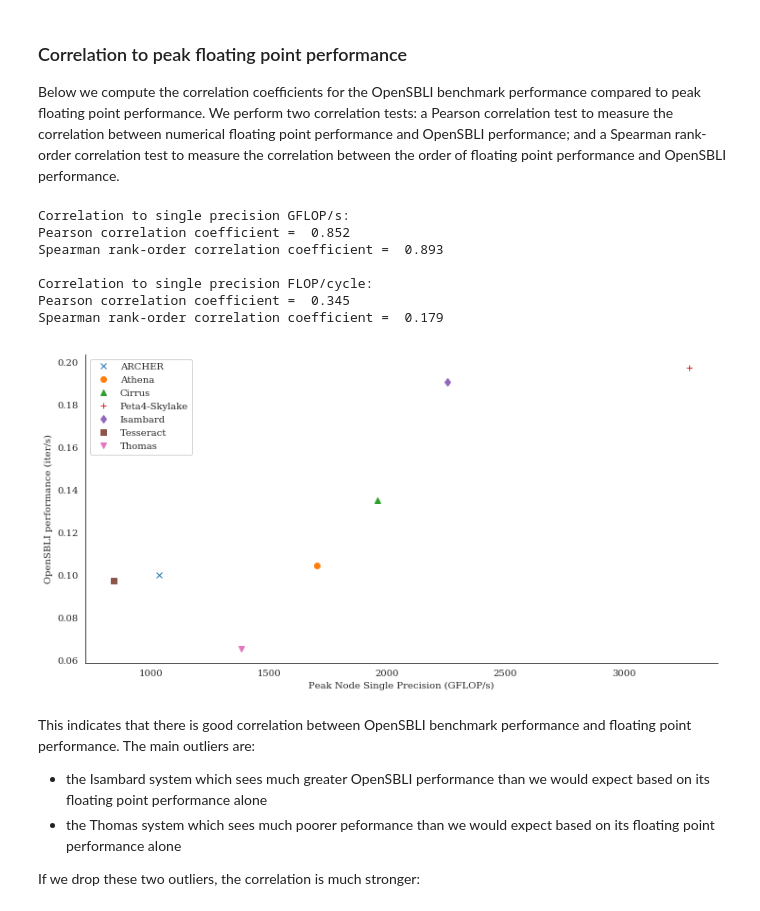
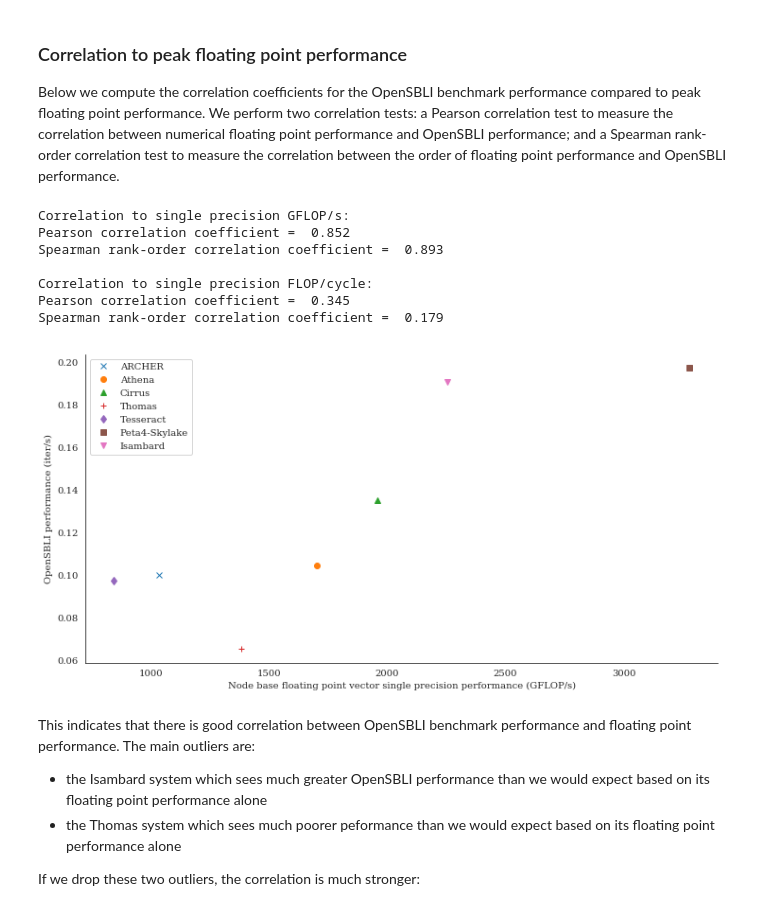
Before and after one commit to hpc-uk/archer-benchmarks, a Jupyter notebook: analysis/Single_Node_Performance_Comparison.ipynb, the cells around one changed output. Cells and saved outputs as stored; diff of their text form; code cells hidden in the pictures.

Commit message:
Updated report and plots, analysis still needs updated

```diff
--- a/analysis/Single_Node_Performance_Comparison.ipynb
+++ b/analysis/Single_Node_Performance_Comparison.ipynb
@@ -31,7 +31,7 @@ sysdetails = sysinfo.getdetails('../systems.yaml')
 In this section we calculate the peak floating point performance for each of the systems. CPU FLOPS are computed as
 (number of cores used) &times; (single precision FLOPS per cycle) &times; (frequency). See below for values used for the different systems.
 # %%
-systems = ['ARCHER','Athena','Cirrus','CSD3-Skylake','Isambard','Tesseract','Thomas','CSD3-GPU','JADE']
+systems = ['ARCHER','Athena','Cirrus','Thomas','Tesseract','CSD3-Skylake','Isambard','CSD3-GPU','JADE']
 peak_fp = {}
 vec_width = {}
 flops = {}
@@ -39,7 +39,7 @@ flops = {}
 formath = "{:>15s} {:>20s} {:>20s} {:>20s} {:>20s}"
 formatp = "{:>15s} {:>20.1f} {:>20d} {:>20d} {:>20.1f}"
 print("Peak single precision (SP) floating point performance:\n")
-print(formath.format('System', 'CPU base vector freq.','CPU Vector Width', 'CPU SP FLOPS/cycle', 'Peak CPU SP FLOP/s'))
+print(formath.format('System', 'CPU base vector freq.','CPU Vector Width', 'CPU SP FLOPS/cycle', 'Peak CPU SP GFLOP/s'))
 print(formath.format('======', '=====================','================', '==================', '=================='))
 
 # Calculate CPU SP FP performance (GFLOP/s): cores * ops/cycle * freq.
@@ -121,7 +121,7 @@ from appanalysis import castep
 
 This section compares the best performaning configuration on a single node of each platform.
 # %%
-systems = ['ARCHER','Athena','Cirrus','CSD3-Skylake','Isambard','Tesseract','Thomas']
+systems = ['ARCHER','Athena','Cirrus','Thomas','Tesseract','CSD3-Skylake','Isambard']
 castep_perf = {}
 
 for system in systems:
@@ -277,7 +277,7 @@ from appanalysis import osbli
 
 This section compares the best performaning configuration on a single node of each platform.
 # %%
-systems = ['ARCHER','Athena','Cirrus','CSD3-Skylake','Isambard','Tesseract','Thomas']
+systems = ['ARCHER','Athena','Cirrus','Thomas','Tesseract','CSD3-Skylake','Isambard']
 
 osbli_perf = {}
 
@@ -352,29 +352,29 @@ Below we compute the correlation coefficients for the OpenSBLI benchmark perform
 # %%
 n=0
 for system in systems:
     if system in peak_fp:
         plt.plot(peak_fp.get(system,0.0),osbli_perf.get(system,0.0),marker_a[n],label=sysdetails[system]['Name'])
         n += 1
-plt.xlabel('Peak Node Single Precision (GFLOP/s)')
+plt.xlabel('Node base floating point vector single precision performance (GFLOP/s)')
 plt.ylabel('OpenSBLI performance (iter/s)')
 plt.legend(loc='best')
 sns.despine()
 plt.savefig('osbli_corr_fp.png', dpi=300)
 print('\nCorrelation to single precision GFLOP/s:')
 print('Pearson correlation coefficient = ', '{:.3f}'.format(stats.pearsonr(osbli_perf_a, fp_perf_a)[0]))
 print('Spearman rank-order correlation coefficient = ', '{:.3f}'.format(stats.spearmanr(osbli_perf_a, fp_perf_a)[0]))
 print('\nCorrelation to single precision FLOP/cycle:')
 print('Pearson correlation coefficient = ', '{:.3f}'.format(stats.pearsonr(osbli_perf_a, flops_a)[0]))
 print('Spearman rank-order correlation coefficient = ', '{:.3f}'.format(stats.spearmanr(osbli_perf_a, flops_a)[0]))
 # %% [output]
 Correlation to single precision GFLOP/s:
 Pearson correlation coefficient =  0.852
 Spearman rank-order correlation coefficient =  0.893
 
 Correlation to single precision FLOP/cycle:
 Pearson correlation coefficient =  0.345
 Spearman rank-order correlation coefficient =  0.179
-[figure, old version]
+[figure, new version]
 # %% [markdown]
 This indicates that there is good correlation between OpenSBLI benchmark performance and floating point performance. The main outliers are:
 
```
Also changed, not shown: parts of 18 cells of this notebook, 8 other files.
